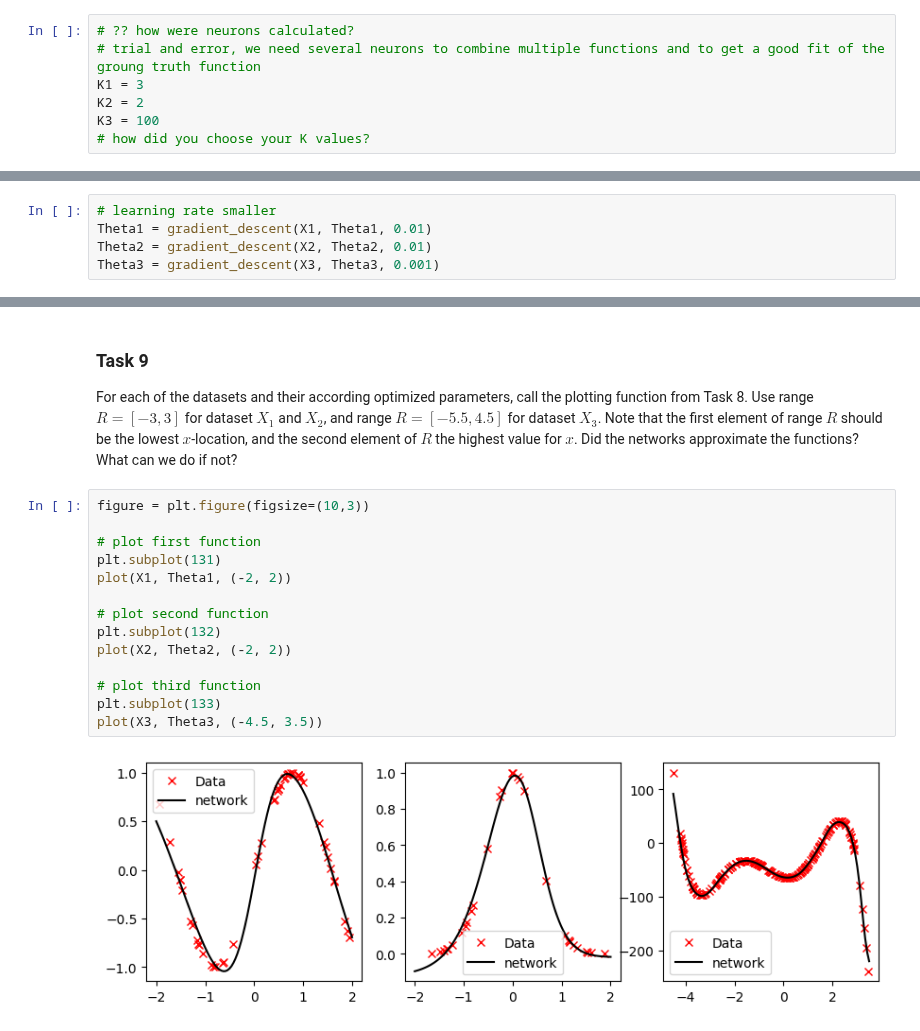
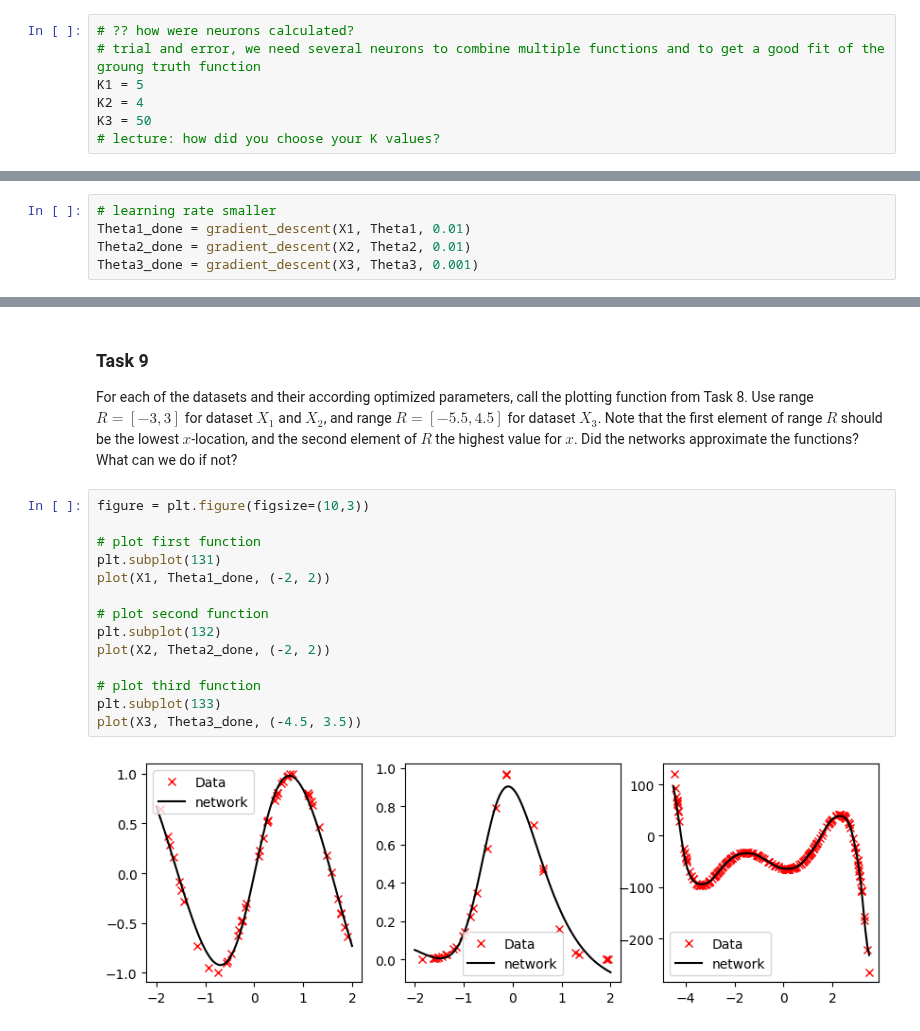
Before and after one commit to danielbarco/deeplearning, a Jupyter notebook: DL-Assignment03.ipynb, the cells around one changed output, grey strips where cells are left out. Drawn from its saved outputs; the diff is of its cells as text.

```diff
--- a/DL-Assignment03.ipynb
+++ b/DL-Assignment03.ipynb
@@ -269,10 +270,10 @@ When looking at the example plots in the exercise slides (exemplary solutions fo
 # %%
 # ?? how were neurons calculated?
 # trial and error, we need several neurons to combine multiple functions and to get a good fit of the groung truth function
-K1 = 3
-K2 = 2
-K3 = 100
-# how did you choose your K values?
+K1 = 5
+K2 = 4
+K3 = 50
+# lecture: how did you choose your K values?
 # %% [markdown]
 ### Task 6
 
@@ -304,9 +308,9 @@ Optimize the learning rate $\eta$ for each of the three functions. Do you see an
 WARNING: Depending on the implementation, this might run for several minutes!
 # %%
 # learning rate smaller
-Theta1 = gradient_descent(X1, Theta1, 0.01)
-Theta2 = gradient_descent(X2, Theta2, 0.01)
-Theta3 = gradient_descent(X3, Theta3, 0.001)
+Theta1_done = gradient_descent(X1, Theta1, 0.01)
+Theta2_done = gradient_descent(X2, Theta2, 0.01)
+Theta3_done = gradient_descent(X3, Theta3, 0.001)
 # %% [output]
 Epoch: 0
 Epoch: 1000
@@ -359,16 +363,16 @@ For each of the datasets and their according optimized parameters, call the plot
 # %%
 figure = plt.figure(figsize=(10,3))
 
 # plot first function
 plt.subplot(131)
-plot(X1, Theta1, (-2, 2))
+plot(X1, Theta1_done, (-2, 2))
 
 # plot second function
 plt.subplot(132)
-plot(X2, Theta2, (-2, 2))
+plot(X2, Theta2_done, (-2, 2))
 
 # plot third function
 plt.subplot(133)
-plot(X3, Theta3, (-4.5, 3.5))
+plot(X3, Theta3_done, (-4.5, 3.5))
 # %% [output]
-[figure, old version]
+[figure, new version]
```
Also changed, not shown: parts of 3 cells of this notebook, 1 other file.
